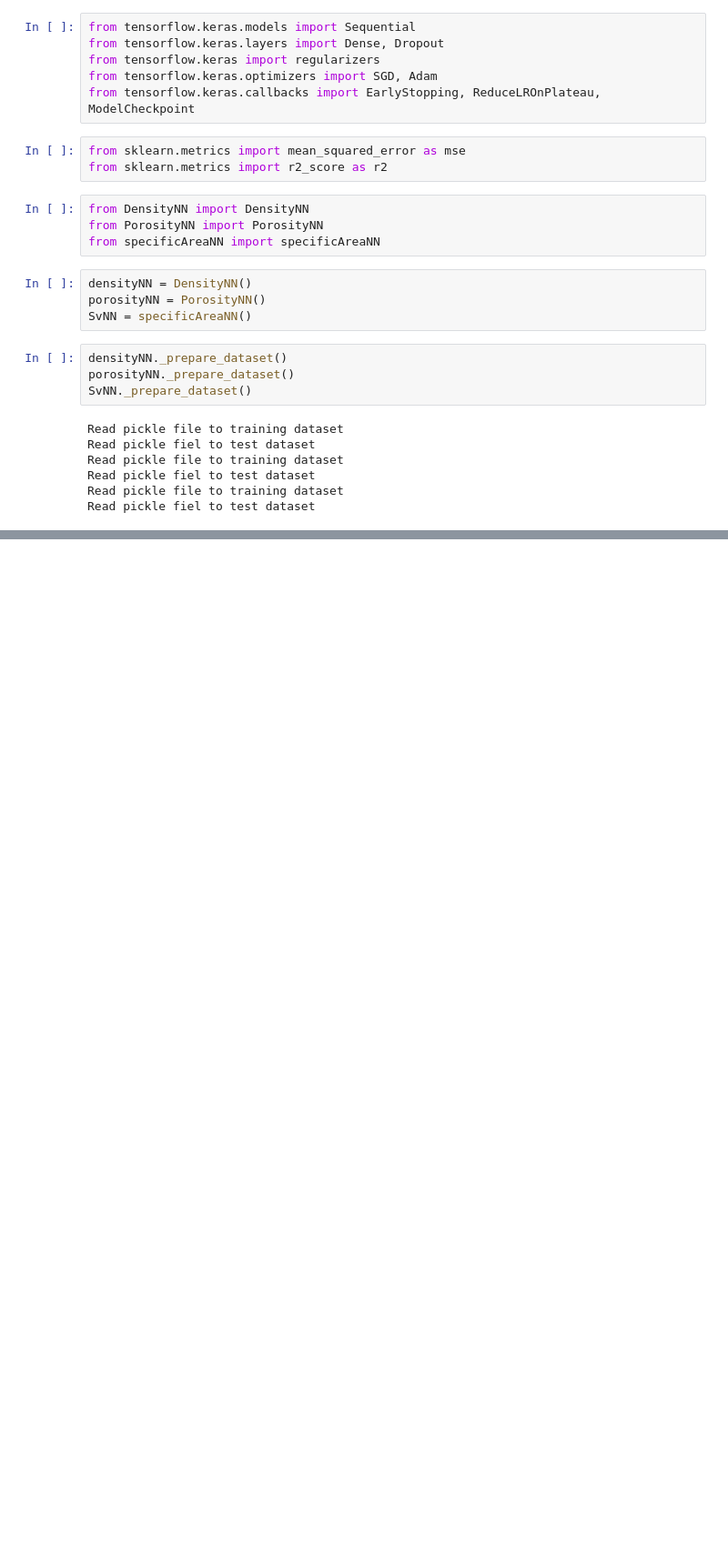
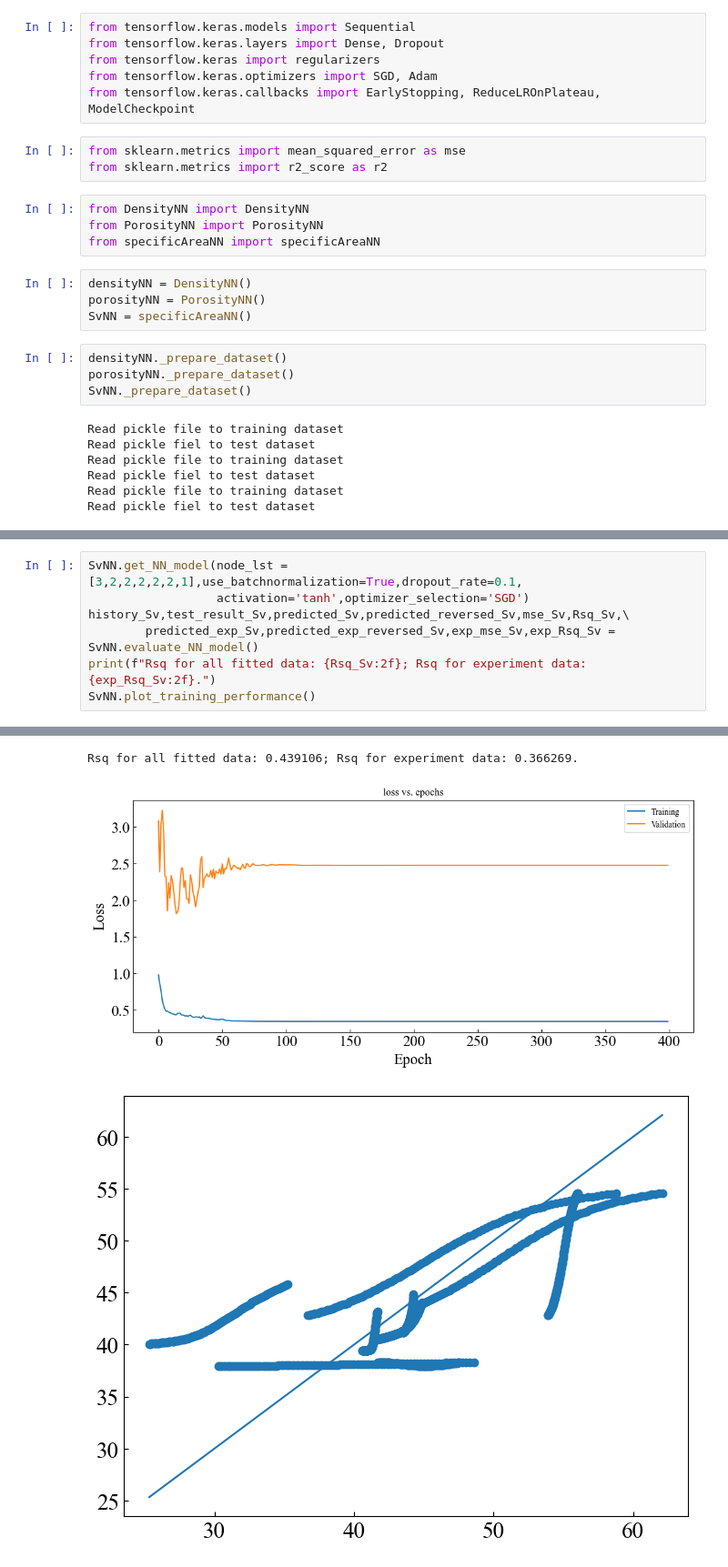
Before and after one commit to YudongLi90/CompressiblePackedBedModel, a Jupyter notebook: NN_training.ipynb, the cells around one changed output, grey strips where cells are left out. Shown at 91% size. Saved outputs shown, nothing was run; the diff lists cells and outputs as text; blank space fills up the shorter version.

```diff
--- a/NN_training.ipynb
+++ b/NN_training.ipynb
@@ -164,0 +207,8 @@ Rsq for all fitted data: 0.484142; Rsq for experiment data: 0.382618.
+# %%
+SvNN.get_NN_model(node_lst = [3,2,2,2,2,2,1],use_batchnormalization=True,dropout_rate=0.1,
+                  activation='tanh',optimizer_selection='SGD')
+history_Sv,test_result_Sv,predicted_Sv,predicted_reversed_Sv,mse_Sv,Rsq_Sv,\
+        predicted_exp_Sv,predicted_exp_reversed_Sv,exp_mse_Sv,exp_Rsq_Sv = SvNN.evaluate_NN_model()
+print(f"Rsq for all fitted data: {Rsq_Sv:2f}; Rsq for experiment data: {exp_Rsq_Sv:2f}.")
+SvNN.plot_training_performance()
+# %% [output]
@@ -164,0 +220,3 @@ Rsq for all fitted data: 0.484142; Rsq for experiment data: 0.382618.
+Rsq for all fitted data: 0.439106; Rsq for experiment data: 0.366269.
+[figure, added]
+[figure, added]
```
Also changed, not shown: parts of 12 cells of this notebook, 10 other files.
